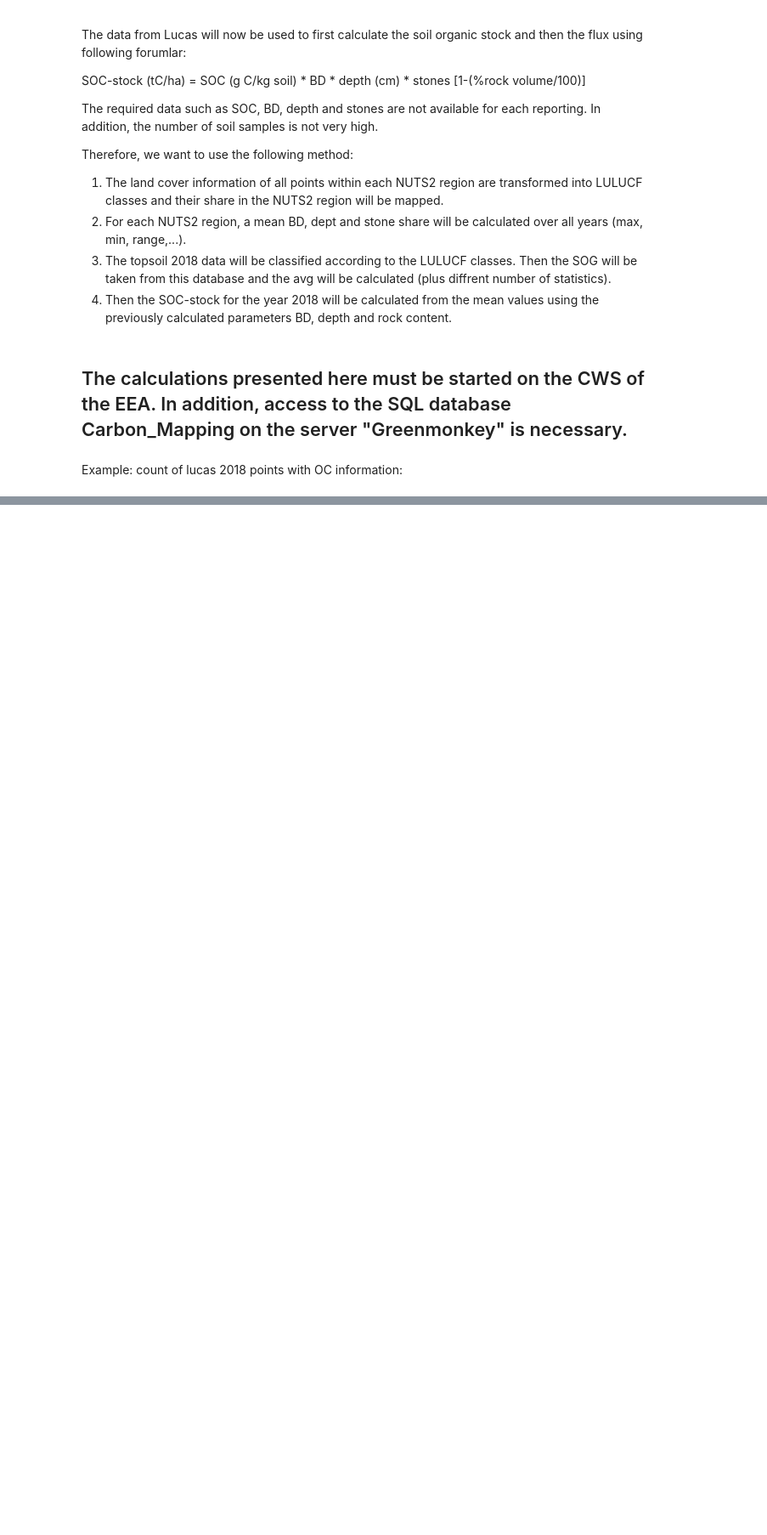
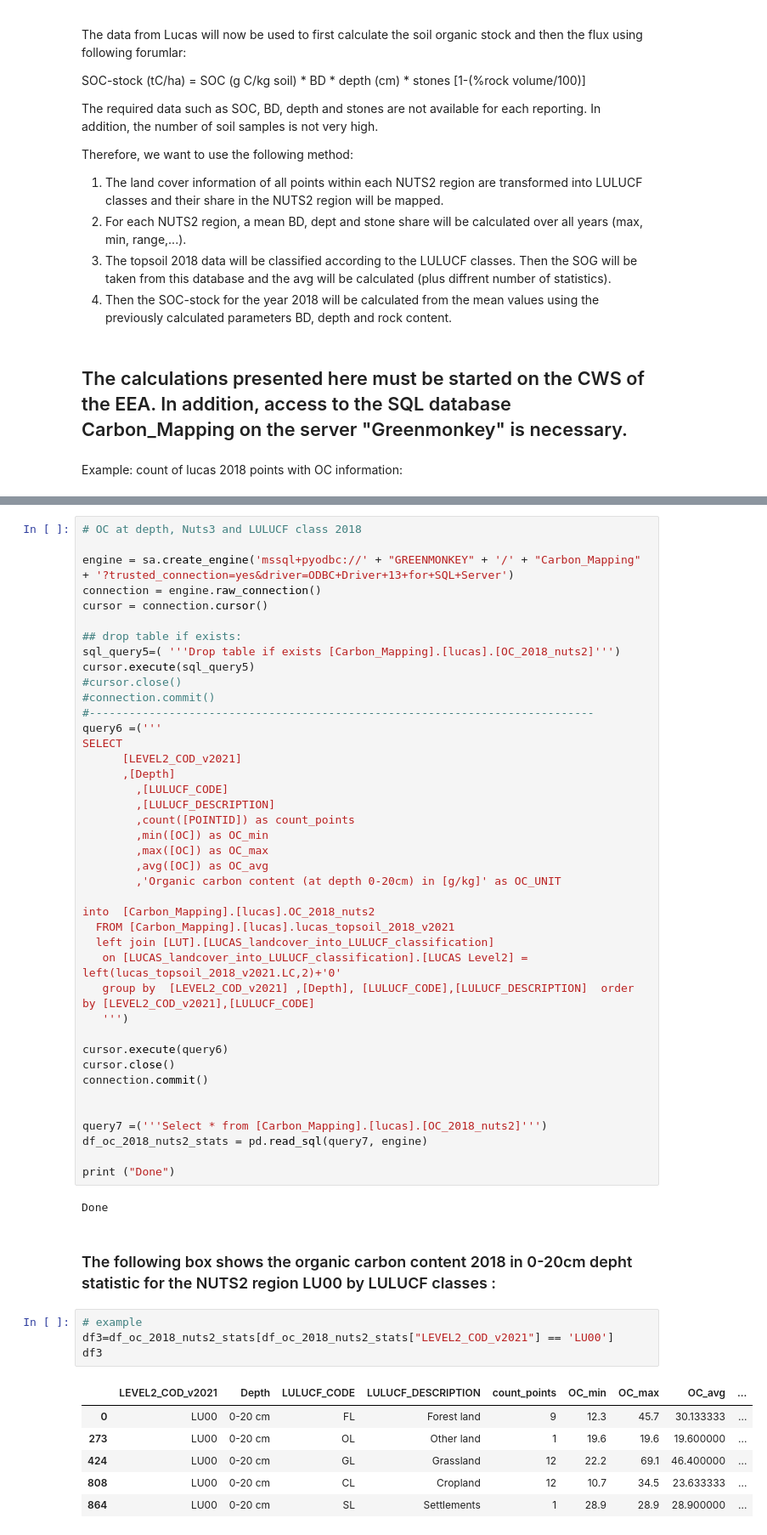
Before and after one commit to MarvinMosel/ETC_DI, a Jupyter notebook: notebooks/f04_carbon/lucas/Soil_organic_carbon.ipynb, the cells around one changed output, grey strips where cells are left out. Shown at 85% size. Cells and saved outputs as stored; diff of their text form; blank space fills up the shorter version.

```diff
--- a/notebooks/f04_carbon/lucas/Soil_organic_carbon.ipynb
+++ b/notebooks/f04_carbon/lucas/Soil_organic_carbon.ipynb
@@ -200,0 +288,56 @@ df_oc2018_nuts2.boxplot(by ='NUTS_0', column =['OC'], grid = False, figsize=(15,
+# %%
+# OC at depth, Nuts3 and LULUCF class 2018
+
+engine = sa.create_engine('mssql+pyodbc://' + "GREENMONKEY" + '/' + "Carbon_Mapping" + '?trusted_connection=yes&driver=ODBC+Driver+13+for+SQL+Server')
+connection = engine.raw_connection()
+cursor = connection.cursor()
+
+## drop table if exists:
+sql_query5=( '''Drop table if exists [Carbon_Mapping].[lucas].[OC_2018_nuts2]''')
+cursor.execute(sql_query5)
+#cursor.close()
+#connection.commit()
+#----------------------------------------------------------------------------
+query6 =('''
+SELECT
+      [LEVEL2_COD_v2021]
+	  ,[Depth]
+		,[LULUCF_CODE]
+		,[LULUCF_DESCRIPTION]
+		,count([POINTID]) as count_points
+		,min([OC]) as OC_min
+		,max([OC]) as OC_max
+	    ,avg([OC]) as OC_avg
+		,'Organic carbon content (at depth 0-20cm) in [g/kg]' as OC_UNIT
+
+into  [Carbon_Mapping].[lucas].OC_2018_nuts2
+  FROM [Carbon_Mapping].[lucas].lucas_topsoil_2018_v2021
+  left join [LUT].[LUCAS_landcover_into_LULUCF_classification]
+   on [LUCAS_landcover_into_LULUCF_classification].[LUCAS Level2] = left(lucas_topsoil_2018_v2021.LC,2)+'0'
+   group by  [LEVEL2_COD_v2021] ,[Depth], [LULUCF_CODE],[LULUCF_DESCRIPTION]  order by [LEVEL2_COD_v2021],[LULUCF_CODE]
+   ''')
+
+cursor.execute(query6)
+cursor.close()
+connection.commit()
+
+
+query7 =('''Select * from [Carbon_Mapping].[lucas].[OC_2018_nuts2]''')
+df_oc_2018_nuts2_stats = pd.read_sql(query7, engine)
+
+print ("Done")
+# %% [output]
+Done
+# %% [markdown]
+### The following box shows the organic carbon content 2018 in 0-20cm depht statistic for the NUTS2 region LU00 by LULUCF classes :
+# %%
+# example
+df3=df_oc_2018_nuts2_stats[df_oc_2018_nuts2_stats["LEVEL2_COD_v2021"] == 'LU00']
+df3
+# %% [output]
+|  | LEVEL2_COD_v2021 | Depth | LULUCF_CODE | LULUCF_DESCRIPTION | count_points | OC_min | OC_max | OC_avg | ... |
+| 0 | LU00 | 0-20 cm | FL | Forest land | 9 | 12.3 | 45.7 | 30.133333 | ... |
+| 273 | LU00 | 0-20 cm | OL | Other land | 1 | 19.6 | 19.6 | 19.600000 | ... |
+| 424 | LU00 | 0-20 cm | GL | Grassland | 12 | 22.2 | 69.1 | 46.400000 | ... |
+| 808 | LU00 | 0-20 cm | CL | Cropland | 12 | 10.7 | 34.5 | 23.633333 | ... |
+| 864 | LU00 | 0-20 cm | SL | Settlements | 1 | 28.9 | 28.9 | 28.900000 | ... |
```
Also changed, not shown: parts of 18 cells of this notebook.
